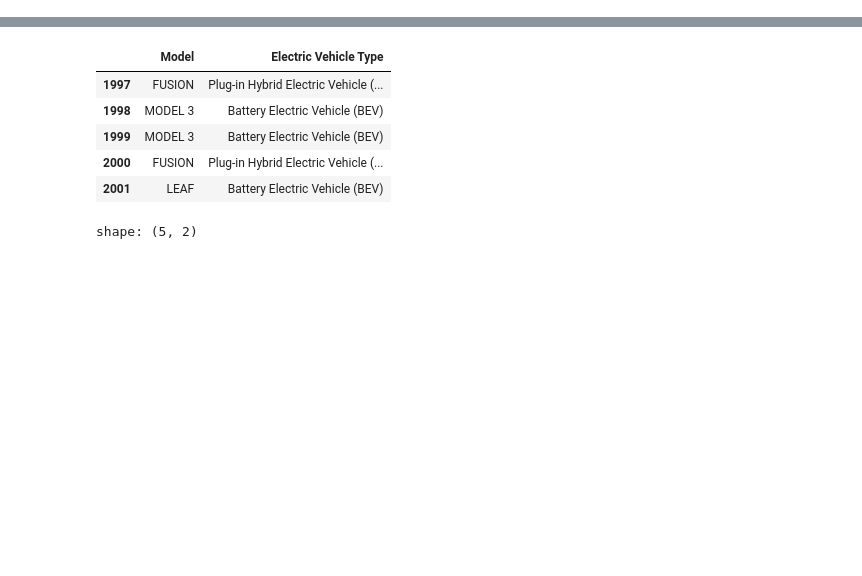
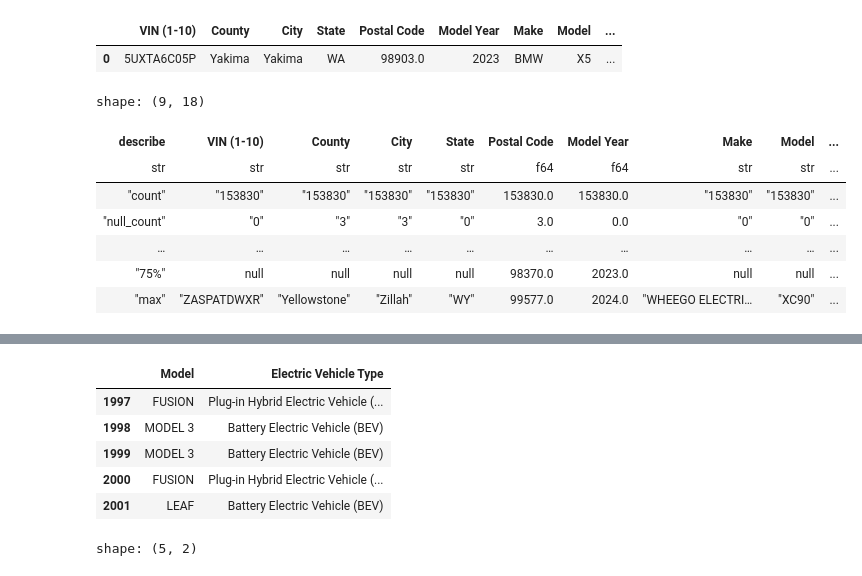
Before and after one commit to Gauss-PWr/data-manipulation-tutorials, a Jupyter notebook: polars.ipynb, the cells around one changed output, grey strips where cells are left out. Drawn from its saved outputs; the diff is of its cells as text; code cells hidden in the pictures; blank space fills up the shorter version.

```diff
--- a/polars.ipynb
+++ b/polars.ipynb
@@ -20,0 +76,16 @@ shape: (153_830, 17)
+# %%
+cars_pd.head(1)
+# %% [output]
+|  | VIN (1-10) | County | City | State | Postal Code | Model Year | Make | Model | ... |
+| 0 | 5UXTA6C05P | Yakima | Yakima | WA | 98903.0 | 2023 | BMW | X5 | ... |
+# %%
+cars_pl.describe()
+# %% [output]
+shape: (9, 18)
+| describe | VIN (1-10) | County | City | State | Postal Code | Model Year | Make | Model | ... |
+| str | str | str | str | str | f64 | f64 | str | str | ... |
+| "count" | "153830" | "153830" | "153830" | "153830" | 153830.0 | 153830.0 | "153830" | "153830" | ... |
+| "null_count" | "0" | "3" | "3" | "0" | 3.0 | 0.0 | "0" | "0" | ... |
+| … | … | … | … | … | … | … | … | … | ... |
+| "75%" | null | null | null | null | 98370.0 | 2023.0 | null | null | ... |
+| "max" | "ZASPATDWXR" | "Yellowstone" | "Zillah" | "WY" | 99577.0 | 2024.0 | "WHEEGO ELECTRI… | "XC90" | ... |
```
Also changed, not shown: parts of 26 cells of this notebook.
